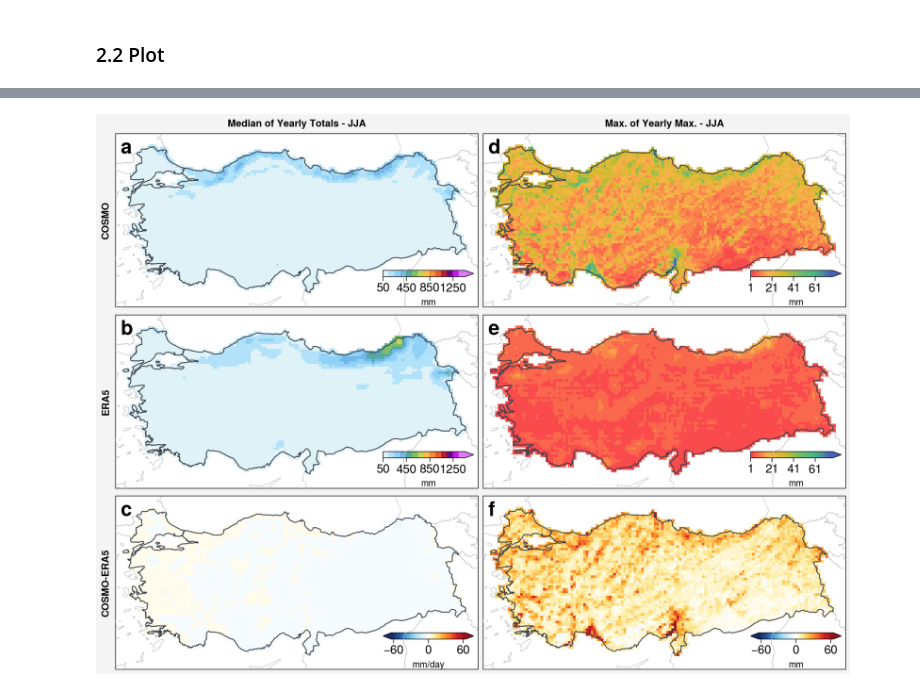
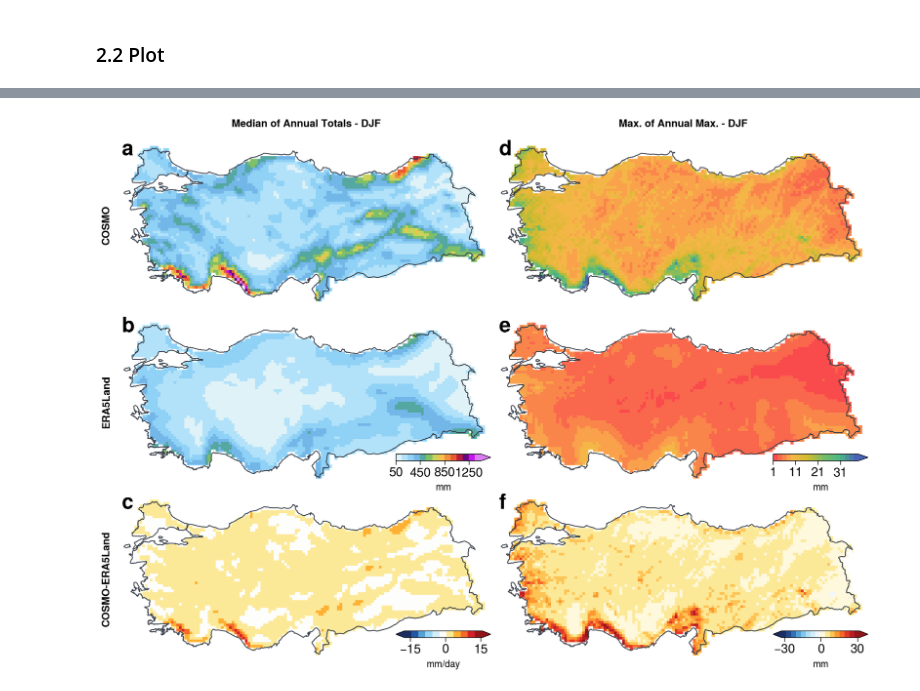
Before and after one commit to donmezkutay/msc-thesis-codes, a Jupyter notebook: verification.ipynb, the cells around one changed output, grey strips where cells are left out. Saved outputs shown, nothing was run; the diff lists cells and outputs as text; code cells hidden in the pictures.

Commit message:
#verification figures done

```diff
--- a/verification.ipynb
+++ b/verification.ipynb
@@ -65,7 +70,7 @@ dt_model_sum['TOT_PREC'].median(dim='year').plot()
 #### 1.2.2 Max
 # %%
 dt_model_max = xr.open_dataset(fr"{path_general}/cosmo/Tr011_MPI_RF_PR_{season}_1hr_aggregated_max_{time_frame}.nc")
-dt_model_max = dt_model_max['TOT_PREC'].where(turkey_bool==1)
+dt_model_max = clip_to_turkey(dt_model_max['TOT_PREC'])
 # %%
 dt_model_max['TOT_PREC'][0].plot()
 # %% [output]
@@ -82,7 +82,7 @@ dt_model_max['TOT_PREC'].max(dim='year').plot()
 #### 1.2.1 Sum
 # %%
 dt_era5_sum = xr.open_dataset(fr"{path_general}/era5/era5_TOT_PREC_{season}_1hr_regrid_aggregated_sum_{time_frame}.nc")
-dt_era5_sum = dt_era5_sum['TOT_PREC'].where(turkey_bool==1)
+dt_era5_sum = clip_to_turkey(dt_era5_sum['TOT_PREC'])
 # %%
 dt_era5_sum['TOT_PREC'][0].plot()
 # %% [output]
@@ -92,7 +92,7 @@ dt_era5_sum['TOT_PREC'][0].plot()
 #### 1.2.2 Max
 # %%
 dt_era5_max = xr.open_dataset(fr"{path_general}/era5/era5_TOT_PREC_{season}_1hr_regrid_aggregated_max_{time_frame}.nc")
-dt_era5_max = dt_era5_max['TOT_PREC'].where(turkey_bool==1)
+dt_era5_max = clip_to_turkey(dt_era5_max['TOT_PREC'])
 # %%
 dt_era5_max['TOT_PREC'][0].plot()
 # %% [output]
@@ -181,7 +181,7 @@ norm_max = BoundaryNorm(clevs_max,
 cmap_diff = proplot.Colormap('ColdHot')
 
 if season == 'DJF':
-    clevs_diff = np.arange(-32.5, 32.6, 2
+    clevs_diff = np.arange(-32.5, 32.6, 4
                            )
     ticks = [-30, 0, 30]
 elif season == 'JJA':
@@ -190,7 +190,7 @@ elif season == 'JJA':
     ticks = [-60, 0, 60]
 
 norm_diff = BoundaryNorm(clevs_diff,
-                    ncolors=cmap_max.N,
+                    ncolors=cmap_diff.N,
                     clip=True
                         )
 # %% [markdown]
@@ -205,8 +205,8 @@ fig, axs = proplot.subplots(fig_array,
                             proj=lcc,
                             hratios=tuple(np.ones(len(fig_array), dtype=int)),
                             includepanels=True,
-                            hspace=0.86,
-                            wspace=0.56,
+                            hspace=-0.46,
+                            wspace=-0.16,
                             sharey=0
                            )
 
@@ -226,9 +226,9 @@ axs.format(lonlim=(25.8, 45.1),
           )
 
 # format headers
-axs.format(rowlabels=['COSMO', 'ERA5', 'COSMO-ERA5'],
-           collabels=[fr'Median of Yearly Totals - {season}',
-                      fr'Max. of Yearly Max. - {season}']
+axs.format(rowlabels=['COSMO', 'ERA5Land', 'COSMO-ERA5Land'],
+           collabels=[fr'Median of Annual Totals - {season}',
+                      fr'Max. of Annual Max. - {season}']
           )
 
 # geographic axes
@@ -248,16 +248,17 @@ for idx, dt_mesh_ab in enumerate([dt_model_sum, dt_era5_sum]):
                                   extend='max'
                                  )
     # colorbar
-    axs[idx].colorbar(mesh_ab,
-                 label='mm',
-                 loc='lr', length=10,  # length is em widths
-                 tickminor=False, alpha=0.5,
-                 width=0.7,
-                 labelsize = 9,
-                 ticklabelsize = 12,
-                 frame=False,
-                 pad = 0.5
-                )
+    if idx == 1:
+        axs[idx].colorbar(mesh_ab,
+                     label='mm',
+                     loc='lr', length=10,  # length is em widths
+                     tickminor=False, alpha=0.5,
+                     width=0.7,
+                     labelsize = 9,
+                     ticklabelsize = 12,
+                     frame=False,
+                     pad = 0.5
+                    )
 
 # meshes d and e
 for idx, dt_mesh_de in enumerate([dt_model_max, dt_era5_max]):
@@ -271,24 +272,31 @@ for idx, dt_mesh_de in enumerate([dt_model_max, dt_era5_max]):
                                   extend='max'
                                  )
     # colorbar
-    axs[idx+3].colorbar(mesh_de,
-                 label='mm',
-                 loc='lr', length=10,  # length is em widths
-                 tickminor=False, alpha=0.5,
-                 width=0.7,
-                 labelsize = 9,
-                 ticklabelsize = 12,
-                 frame=False,
-                 pad = 0.5
-                )
+    if idx == 1:
+        axs[idx+3].colorbar(mesh_de,
+                     label='mm',
+                     loc='lr', length=10,  # length is em widths
+                     tickminor=False, alpha=0.5,
+                     width=0.7,
+                     labelsize = 9,
+                     ticklabelsize = 12,
+                     frame=False,
+                     pad = 0.5
+                    )
 
 # mesh c
+clevs_diff_c = np.arange(-17.5, 17.6, 3)
+ticks_c = [-15, 0, 15]
+norm_diff_c = BoundaryNorm(clevs_diff_c,
+                ncolors=cmap_diff.N,
+                clip=True
+                    )
 mesh_c = axs[2].pcolormesh(dt_model_sum[name_lon],
                            dt_model_sum[name_lat],
                            (dt_model_sum[name_var].median(dim='year') -
                            dt_era5_sum[name_var].median(dim='year')) / 90, # to mm/day
                            cmap=cmap_diff,
-                           norm=norm_diff,
+                           norm=norm_diff_c,
                            transform=lcc,
                            zorder=20,
                            extend='both'
@@ -303,7 +311,7 @@ axs[2].colorbar(mesh_c,
              ticklabelsize = 12,
              frame=False,
              pad = 0.5,
-             ticks = ticks
+             ticks = ticks_c
             )
 
 # mesh f
@@ -331,8 +339,17 @@ axs[5].colorbar(mesh_f,
              ticks = ticks
             )
 
+# set the aspect ratio of the plot to "equal"
+axs.set_aspect('equal')
+
+fig.patch.set_visible(False)
+axs.axis('off')
+
+# set the background color of the figure to match the map
+fig.set_facecolor('white')
+
 #save figure
-plt.savefig(fr'{path_general}/pictures/verification_{season}_{time_frame}.jpeg',
-            bbox_inches='tight', optimize=True,
-            progressive=True, dpi=300)
+#plt.savefig(fr'{path_general}/pictures/verification_{season}_{time_frame}.jpeg',
+#            bbox_inches='tight', optimize=True,
+#            progressive=True, dpi=300)
 # %% [output]
@@ -343 +356 @@ The 'progressive' parameter of print_jpg() was deprecated in Matplotlib 3.3 and
-[figure, old version]
+[figure, new version]
```
Also changed, not shown: parts of 12 cells of this notebook, 4 other files.
